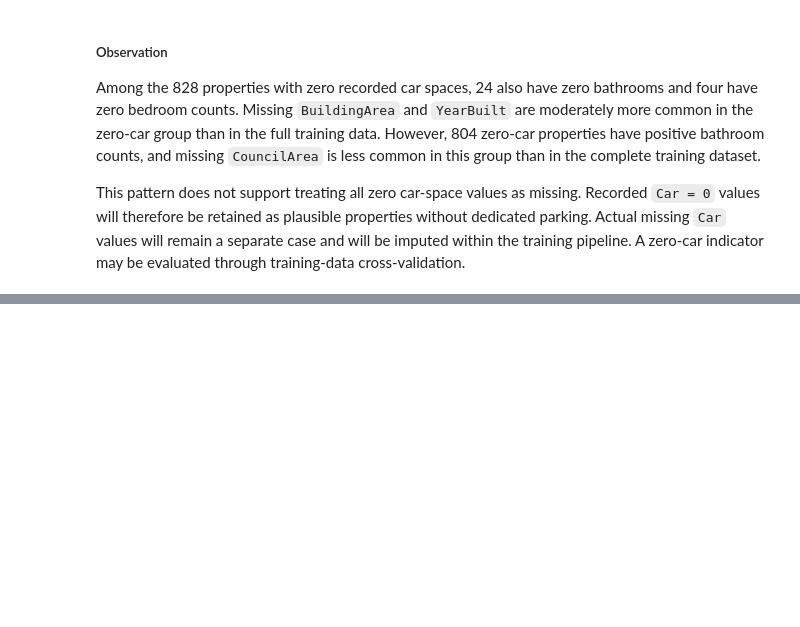
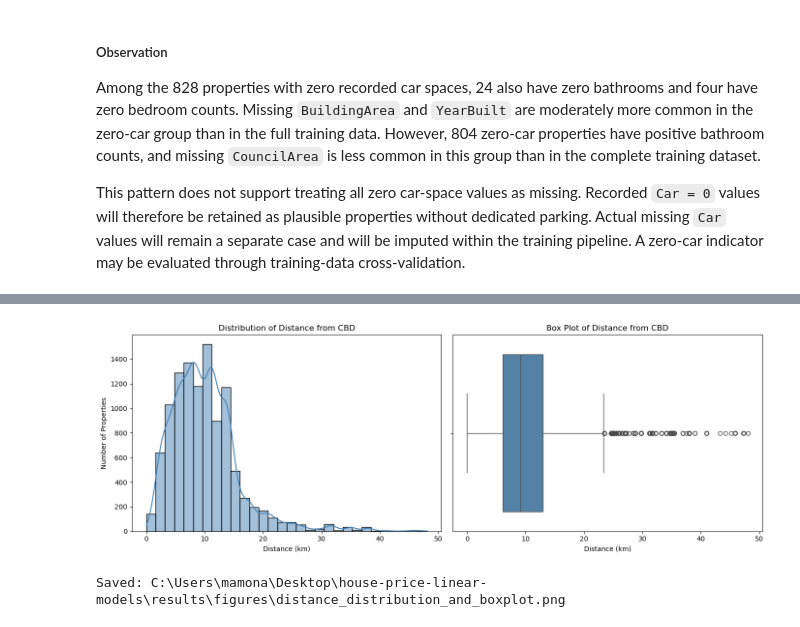
Before and after one commit to WaqasGurmani/house-price-linear-models, a Jupyter notebook: notebooks/02_eda_and_data_quality.ipynb, the cells around one changed output, grey strips where cells are left out. Saved outputs shown, nothing was run; the diff lists cells and outputs as text; code cells hidden in the pictures; blank space fills up the shorter version.

Commit message:
Complete distance analysis and document preprocessing decisions

```diff
--- a/notebooks/02_eda_and_data_quality.ipynb
+++ b/notebooks/02_eda_and_data_quality.ipynb
@@ -1105,0 +1231,48 @@ This pattern does not support treating all zero car-space values as missing. Rec
+# %%
+figures_path = project_root / "results" / "figures"
+figures_path.mkdir(parents=True, exist_ok=True)
+
+fig, axes = plt.subplots(1, 2, figsize=(14, 5))
+
+sns.histplot(
+    data=train_df,
+    x="Distance",
+    bins=30,
+    kde=True,
+    color="steelblue",
+    edgecolor="black",
+    ax=axes[0]
+)
+
+axes[0].set_title("Distribution of Distance from CBD")
+axes[0].set_xlabel("Distance (km)")
+axes[0].set_ylabel("Number of Properties")
+
+sns.boxplot(
+    data=train_df,
+    x="Distance",
+    color="steelblue",
+    ax=axes[1]
+)
+
+axes[1].set_title("Box Plot of Distance from CBD")
+axes[1].set_xlabel("Distance (km)")
+
+plt.tight_layout()
+
+distance_figure_path = (
+    figures_path / "distance_distribution_and_boxplot.png"
+)
+
+plt.savefig(
+    distance_figure_path,
+    dpi=300,
+    bbox_inches="tight"
+)
+
+plt.show()
+
+print("Saved:", distance_figure_path)
+# %% [output]
+[figure, added]
+Saved: C:\Users\mamona\Desktop\house-price-linear-models\results\figures\distance_distribution_and_boxplot.png
```
Also changed, not shown: parts of 28 cells of this notebook, 4 other files.
